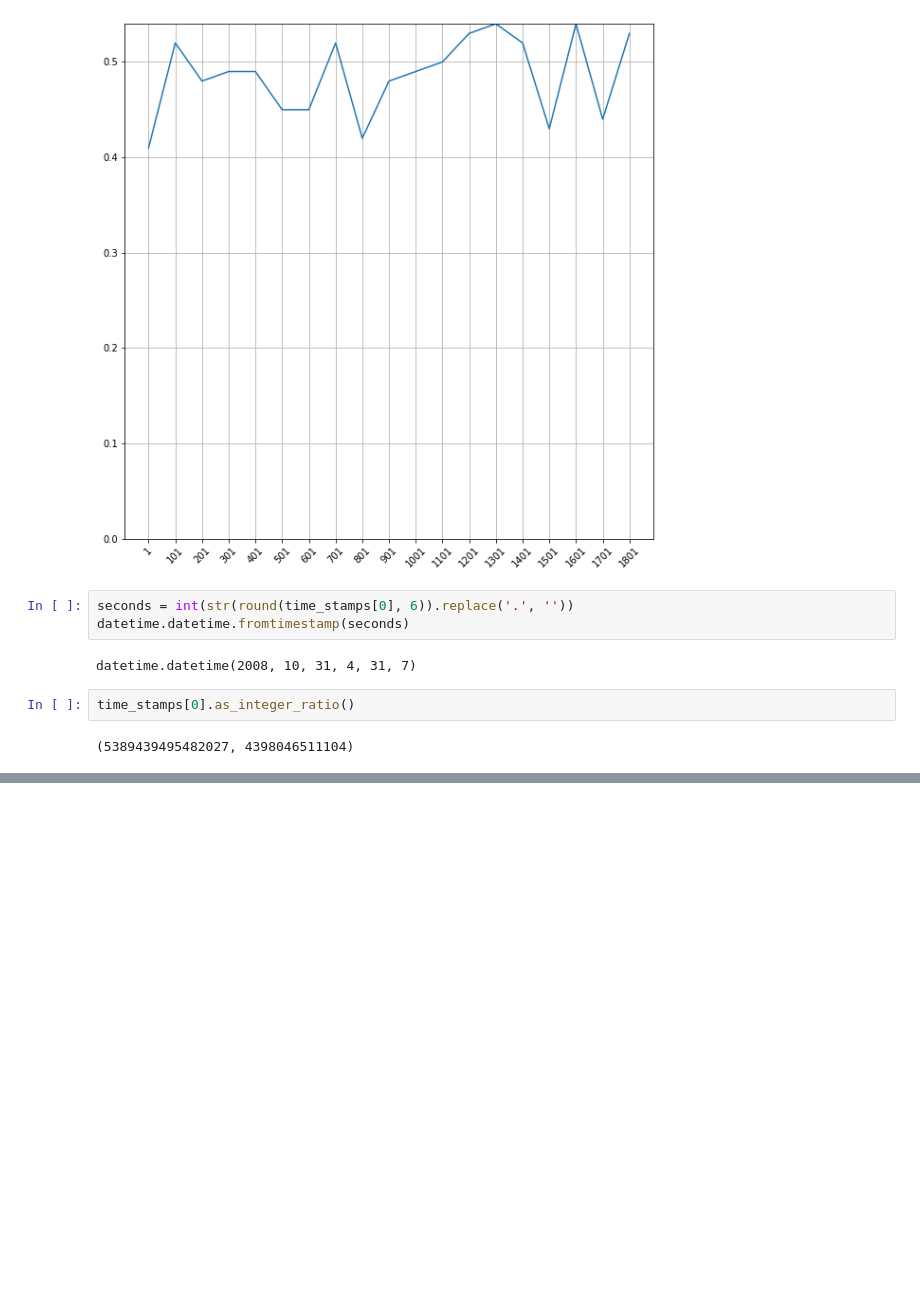
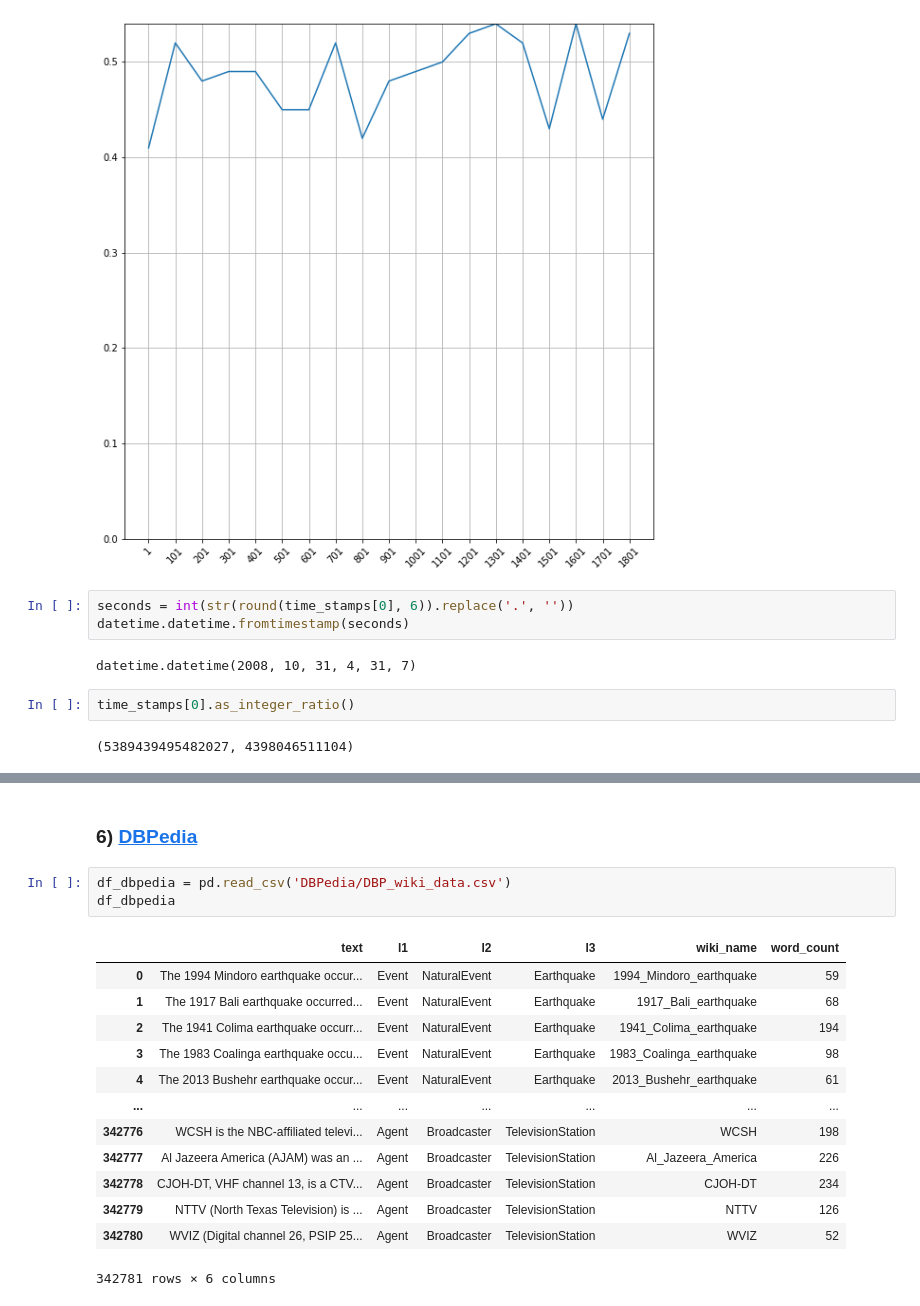
Before and after one commit to Dionidgy/ML, a Jupyter notebook: lifelong/lifelong.ipynb, the cells around one changed output, grey strips where cells are left out. Drawn from its saved outputs; the diff is of its cells as text; blank space fills up the shorter version.

```diff
--- a/lifelong/lifelong.ipynb
+++ b/lifelong/lifelong.ipynb
@@ -660,0 +875,19 @@ time_stamps[0].as_integer_ratio()
+# %% [markdown]
+### 6) [DBPedia](https://www.kaggle.com/danofer/dbpedia-classes)
+# %%
+df_dbpedia = pd.read_csv('DBPedia/DBP_wiki_data.csv')
+df_dbpedia
+# %% [output]
+|  | text | l1 | l2 | l3 | wiki_name | word_count |
+| 0 | The 1994 Mindoro earthquake occur... | Event | NaturalEvent | Earthquake | 1994_Mindoro_earthquake | 59 |
+| 1 | The 1917 Bali earthquake occurred... | Event | NaturalEvent | Earthquake | 1917_Bali_earthquake | 68 |
+| 2 | The 1941 Colima earthquake occurr... | Event | NaturalEvent | Earthquake | 1941_Colima_earthquake | 194 |
+| 3 | The 1983 Coalinga earthquake occu... | Event | NaturalEvent | Earthquake | 1983_Coalinga_earthquake | 98 |
+| 4 | The 2013 Bushehr earthquake occur... | Event | NaturalEvent | Earthquake | 2013_Bushehr_earthquake | 61 |
+| ... | ... | ... | ... | ... | ... | ... |
+| 342776 | WCSH is the NBC-affiliated televi... | Agent | Broadcaster | TelevisionStation | WCSH | 198 |
+| 342777 | Al Jazeera America (AJAM) was an ... | Agent | Broadcaster | TelevisionStation | Al_Jazeera_America | 226 |
+| 342778 | CJOH-DT, VHF channel 13, is a CTV... | Agent | Broadcaster | TelevisionStation | CJOH-DT | 234 |
+| 342779 | NTTV (North Texas Television) is ... | Agent | Broadcaster | TelevisionStation | NTTV | 126 |
+| 342780 | WVIZ (Digital channel 26, PSIP 25... | Agent | Broadcaster | TelevisionStation | WVIZ | 52 |
+342781 rows × 6 columns
```
Also changed, not shown: parts of 27 cells of this notebook.
